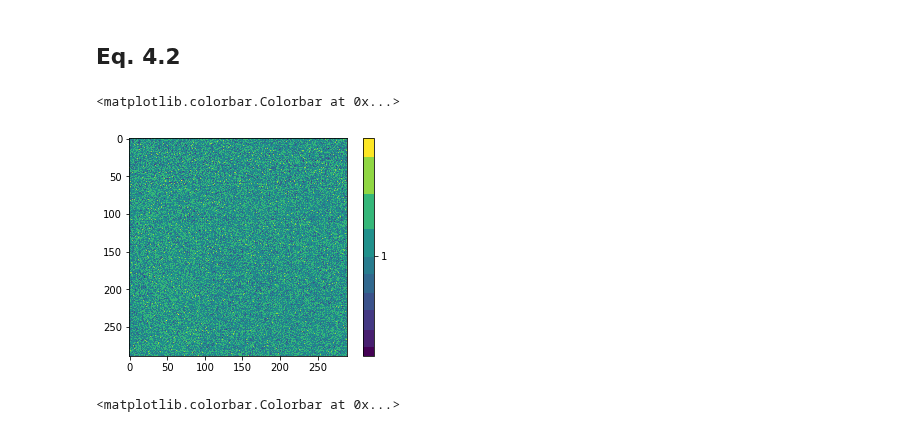
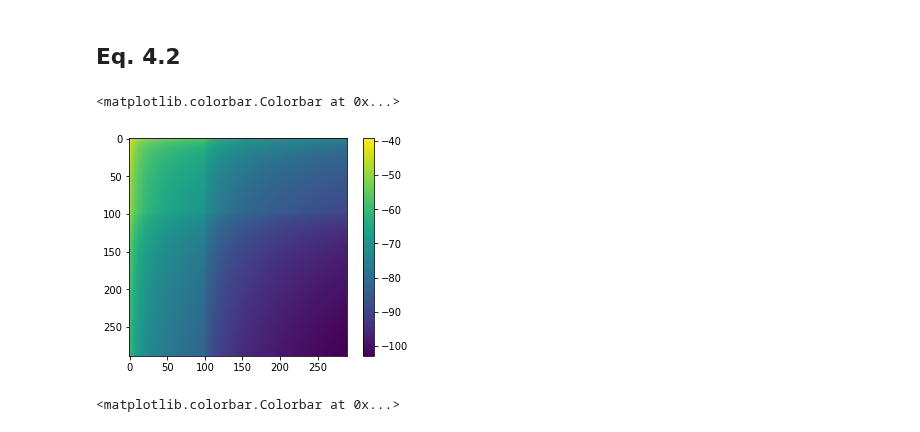
Before and after one commit to VMBoehm/postlimber, a Jupyter notebook: notebooks/PostBornTerms without Limber new approach.ipynb, the cells around one changed output. Cells and saved outputs as stored; diff of their text form; code cells hidden in the pictures.

Commit message:
lab.py bugfix, new, meaningful namings for result terms

```diff
--- a/notebooks/PostBornTerms without Limber new approach.ipynb
+++ b/notebooks/PostBornTerms without Limber new approach.ipynb
@@ -178,7 +235,8 @@ for ii in range(len(ell_)):
 
 #transpose of code
 try:
-    _, M31Aa = np.load('../M_matrices/M31Aa_%s.npy'%file_ext)
+    _, M31aA = np.load('../M_matrices/M31aA_%s.npy'%file_ext)
+    M31aA_spline = RectBivariateSpline(ell_,ell_,M31aA)
 except:
     r2d, t2d = np.meshgrid(t_,t_)
     w11, w12 = np.meshgrid(w1,w1)
@@ -198,7 +256,7 @@ except:
         if nn%10==0:
             print(nn)
 
-        chi1fac0 = (lsst_kernel(r2d*chimax)*D_chi(r2d*chimax)*clphiphi_diag[nn](r2d*chimax))
+        chi1fac0 = (galax_kernel(r2d*chimax)*D_chi(r2d*chimax)*clphiphi_diag[nn](r2d*chimax))
         chi1fac0 = chi1fac0 *(r2d*chimax)**(1-(n+nu_n_.reshape(1, 1, -1)))
 
         chi2fac00 = (lensing_kernel(t2d*r2d*chimax)*D_chi(r2d*t2d*chimax)*(1.+z_chi(r2d*t2d*chimax)))
@@ -214,10 +272,10 @@ except:
 
     print(time.time()-begin)
 
-    M31Aa = chimax * result*1./np.pi**2/2.*prefac/4./2.
+    M31aA = chimax * result*1./np.pi**2/2.*prefac/4./2.
 
-    np.save('../M_matrices/M31Aa_%s.npy'%file_ext,[np.meshgrid(ell_),M31Aa.T])
+    np.save('../M_matrices/M31aA_%s.npy'%file_ext,[np.meshgrid(ell_),M31aA.T])
 
-M31Aa_spline = RectBivariateSpline(ell_,ell_,M31Aa)
+    M31aA_spline = RectBivariateSpline(ell_,ell_,M31aA.T)
 # %%
 
@@ -433,29 +528,33 @@ array([  2.15561395,   2.15664058,   2.1577162 ,   2.15886131,
 clphipsi   = np.swapaxes(np.load('../G_matrices/clphipsi.npy'),1,2)
 cldeltaphi = np.load('../G_matrices/clphidelta.npy')
 # %%
-kernel1 = lsst_kernel
-kernel2 = lensing_kernel
+try:
+    _ ,M22B = np.load('../M_matrices/M22B_%s.npy'%str(file_ext))
+except:
+    kernel1 = galax_kernel
+    kernel2 = lensing_kernel
 
-r2d, t2d = np.meshgrid(t_,t_)
-w11, w12 = np.meshgrid(w1,w1)
+    r2d, t2d = np.meshgrid(t_,t_)
+    w11, w12 = np.meshgrid(w1,w1)
 
-result = np.zeros((len(ell_),len(ell_)))
-for ii in range(len(ell_)):
-    for jj in range(len(ell_)):
-        result[ii][jj] = np.sum(w11*w12*chi_cmb**2*kernel1(r2d*chi_cmb)*kernel2(t2d*chi_cmb)*cldeltaphi[ii]*clphipsi[jj])/4.
+    result = np.zeros((len(ell_),len(ell_)))
+    for ii in range(len(ell_)):
+        for jj in range(len(ell_)):
+            result[ii][jj] = np.sum(w11*w12*chi_cmb**2*kernel1(r2d*chi_cmb)*kernel2(t2d*chi_cmb)*cldeltaphi[ii]*clphipsi[jj])/4.
 
-M22b = result
+    M22B = result
 
-# first inex is L-l, second index is l
-np.save('../M_matrices/M22b_%s.npy'%str(file_ext),[np.meshgrid(ell_),M22b])
+    # first index is L-l, second index is l
+    np.save('../M_matrices/M22B_%s.npy'%str(file_ext),[np.meshgrid(ell_),M22B])
 
-M22b_spline = RectBivariateSpline(ell_,ell_,M22b)
+M22B_spline = RectBivariateSpline(ell_,ell_,M22B)
 # %%
-plt.imshow(M22b)
+
+plt.imshow(np.log(M22B))
 plt.colorbar()
 # %% [output]
 <matplotlib.colorbar.Colorbar at 0x...>
-[figure, old version]
+[figure, new version]
 # %%
 clphipsi_diag = np.zeros((len(ell_),len(t_)))
 for ii in range(len(t_)):
```
Also changed, not shown: parts of 33 cells of this notebook, 16 other files.
